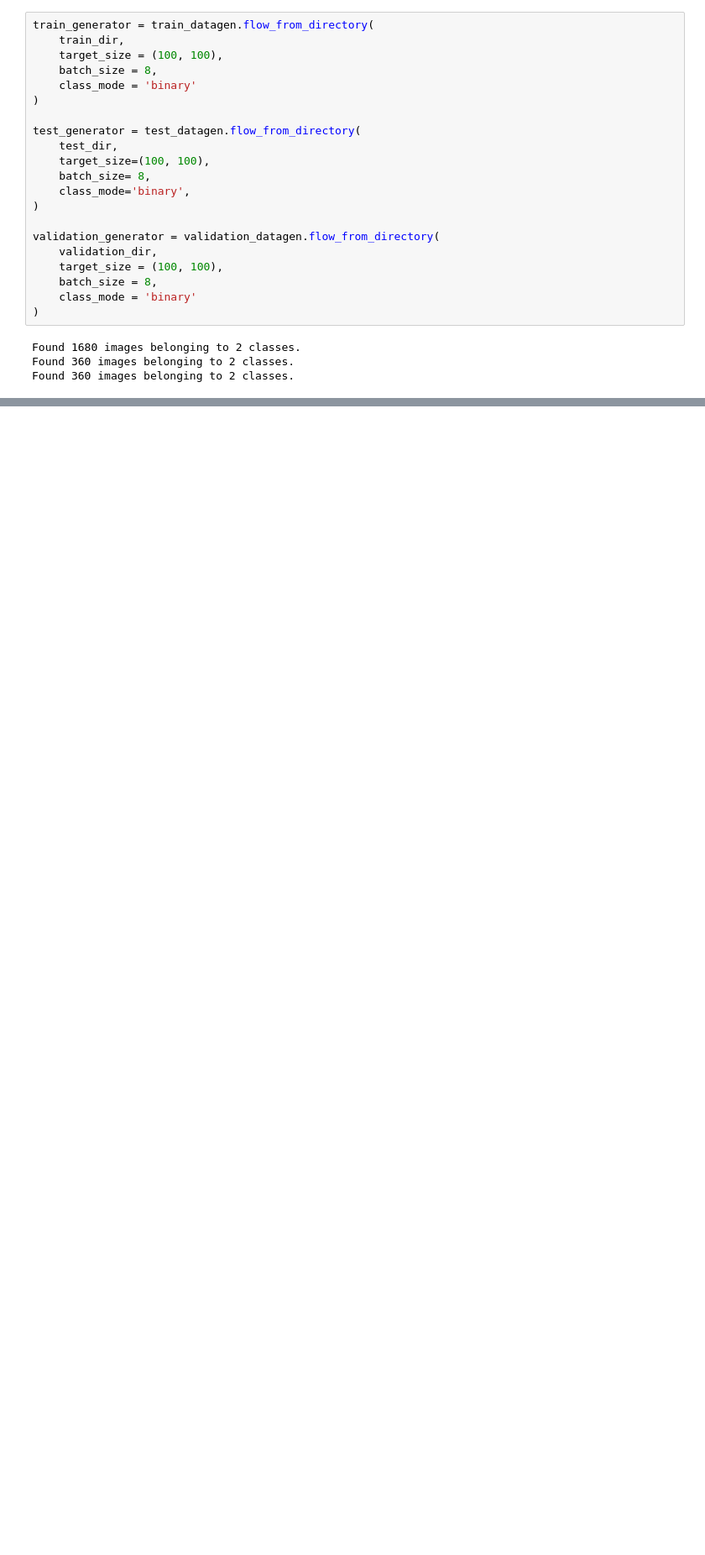
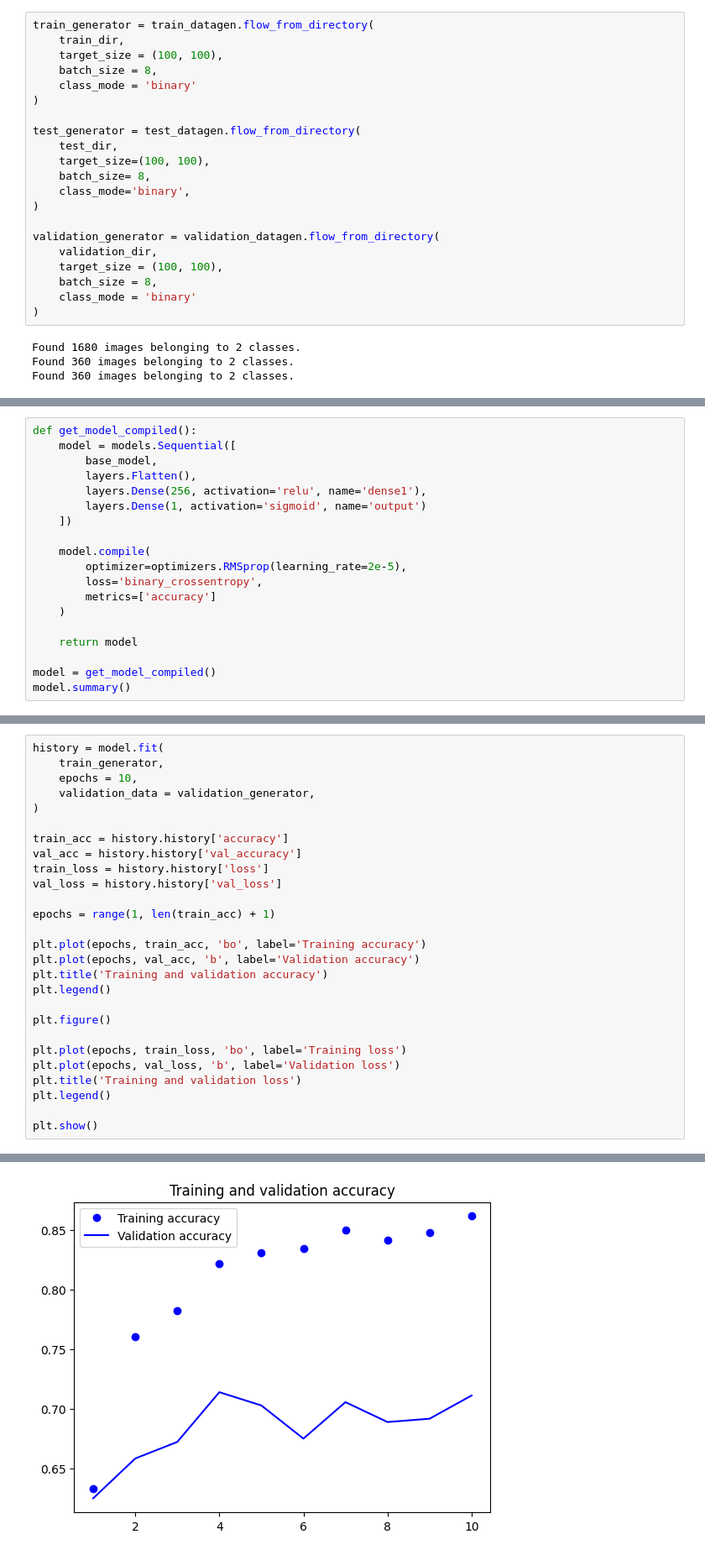
Before and after one commit to Lalo2077/Cartoon_Binary_Classification_Model, a Jupyter notebook: cartoon_binary_classification.ipynb, the cells around one changed output, grey strips where cells are left out. Shown at 84% size. Drawn from its saved outputs; the diff is of its cells as text; blank space fills up the shorter version.

Commit message:
Added original and improved model

```diff
--- a/cartoon_binary_classification.ipynb
+++ b/cartoon_binary_classification.ipynb
@@ -66,0 +73,19 @@ plt.show()
+# %%
+def get_model_compiled():
+    model = models.Sequential([
+        base_model,
+        layers.Flatten(),
+        layers.Dense(256, activation='relu', name='dense1'),
+        layers.Dense(1, activation='sigmoid', name='output')
+    ])
+
+    model.compile(
+        optimizer=optimizers.RMSprop(learning_rate=2e-5),
+        loss='binary_crossentropy',
+        metrics=['accuracy']
+    )
+
+    return model
+
+model = get_model_compiled()
+model.summary()
@@ -66,0 +108,28 @@ plt.show()
+# %%
+history = model.fit(
+    train_generator,
+    epochs = 10,
+    validation_data = validation_generator,
+)
+
+train_acc = history.history['accuracy']
+val_acc = history.history['val_accuracy']
+train_loss = history.history['loss']
+val_loss = history.history['val_loss']
+
+epochs = range(1, len(train_acc) + 1)
+
+plt.plot(epochs, train_acc, 'bo', label='Training accuracy')
+plt.plot(epochs, val_acc, 'b', label='Validation accuracy')
+plt.title('Training and validation accuracy')
+plt.legend()
+
+plt.figure()
+
+plt.plot(epochs, train_loss, 'bo', label='Training loss')
+plt.plot(epochs, val_loss, 'b', label='Validation loss')
+plt.title('Training and validation loss')
+plt.legend()
+
+plt.show()
+# %% [output]
@@ -66,0 +156 @@ plt.show()
+[figure, added]
```
Also changed, not shown: parts of 20 cells of this notebook, 2 other files.
